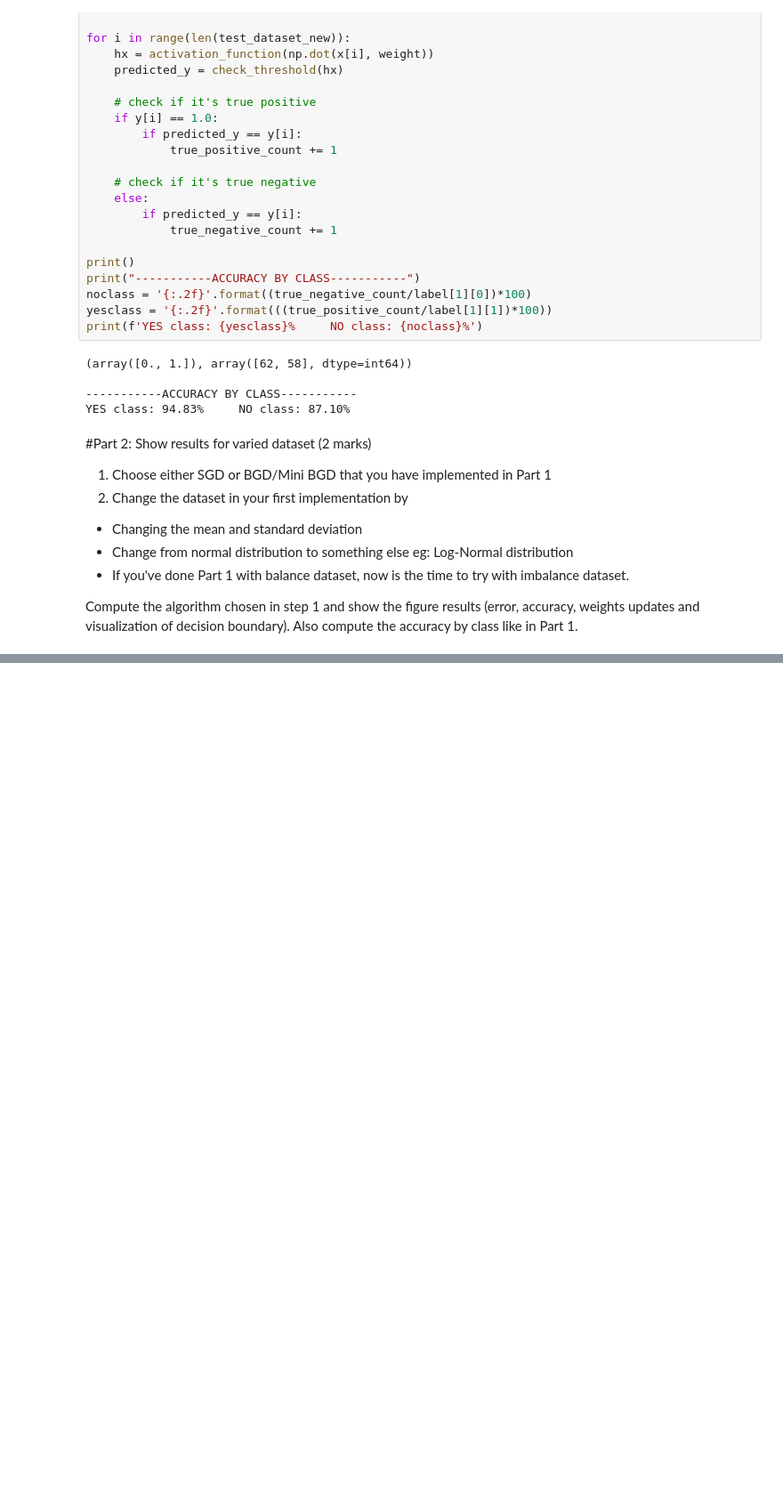
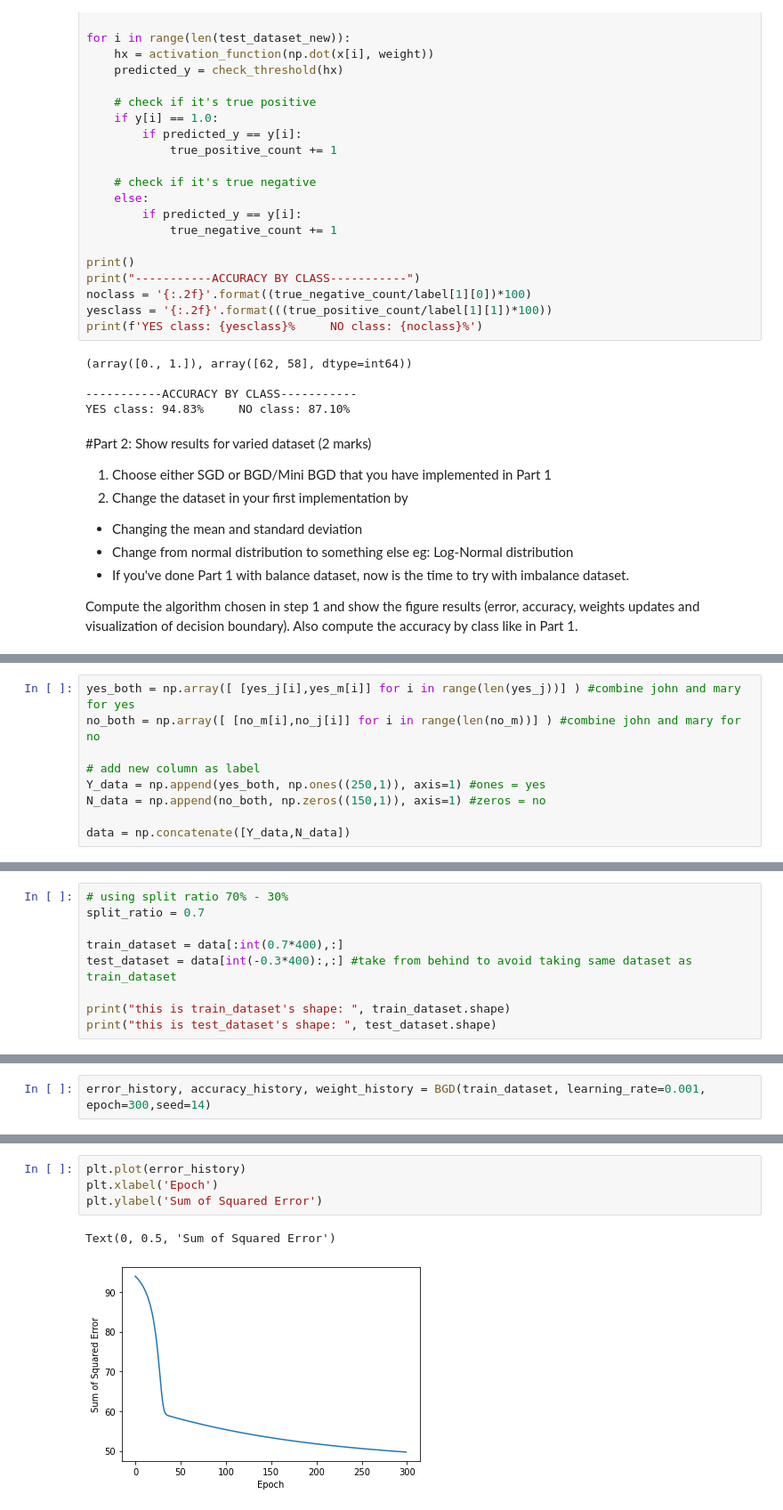
Before and after one commit to Fiquee/NeuralComputing, a Jupyter notebook: PerceptronAssignment_SGD_and_BGDMiniBGD_question_2021_22.ipynb, the cells around one changed output, grey strips where cells are left out. Shown at 89% size. Drawn from its saved outputs; the diff is of its cells as text; blank space fills up the shorter version.

```diff
--- a/PerceptronAssignment_SGD_and_BGDMiniBGD_question_2021_22.ipynb
+++ b/PerceptronAssignment_SGD_and_BGDMiniBGD_question_2021_22.ipynb
@@ -680,0 +675,9 @@ plt.show
+# %%
+yes_both = np.array([ [yes_j[i],yes_m[i]] for i in range(len(yes_j))] ) #combine john and mary for yes
+no_both = np.array([ [no_m[i],no_j[i]] for i in range(len(no_m))] ) #combine john and mary for no
+
+# add new column as label
+Y_data = np.append(yes_both, np.ones((250,1)), axis=1) #ones = yes
+N_data = np.append(no_both, np.zeros((150,1)), axis=1) #zeros = no
+
+data = np.concatenate([Y_data,N_data])
@@ -680,0 +740,9 @@ plt.show
+# %%
+# using split ratio 70% - 30%
+split_ratio = 0.7
+
+train_dataset = data[:int(0.7*400),:]
+test_dataset = data[int(-0.3*400):,:] #take from behind to avoid taking same dataset as train_dataset
+
+print("this is train_dataset's shape: ", train_dataset.shape)
+print("this is test_dataset's shape: ", test_dataset.shape)
@@ -680,0 +752,2 @@ plt.show
+# %%
+error_history, accuracy_history, weight_history = BGD(train_dataset, learning_rate=0.001, epoch=300,seed=14)
@@ -680,0 +772,7 @@ plt.show
+# %%
+plt.plot(error_history)
+plt.xlabel('Epoch')
+plt.ylabel('Sum of Squared Error')
+# %% [output]
+Text(0, 0.5, 'Sum of Squared Error')
+[figure, added]
```
Also changed, not shown: parts of 20 cells of this notebook.
